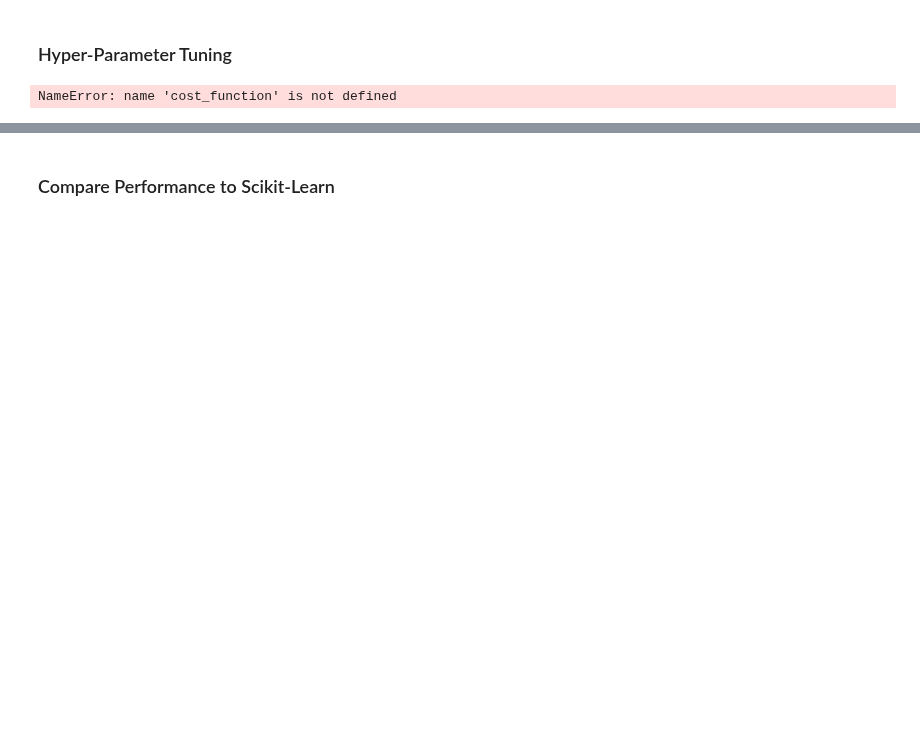
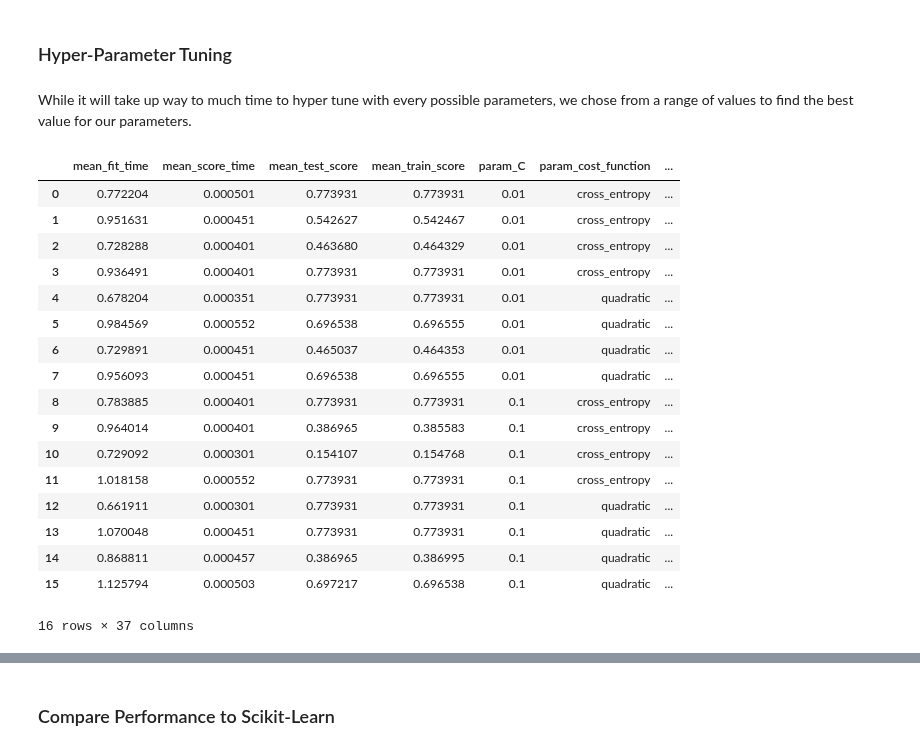
Before and after one commit to Thakugan/machine-learning-notebooks, a Jupyter notebook: 5-evaluation-and-multi-layer-perceptron/mlp-contraceptive-method.ipynb, the cells around one changed output, grey strips where cells are left out. Drawn from its saved outputs; the diff is of its cells as text; code cells hidden in the pictures; blank space fills up the shorter version.

```diff
--- a/5-evaluation-and-multi-layer-perceptron/mlp-contraceptive-method.ipynb
+++ b/5-evaluation-and-multi-layer-perceptron/mlp-contraceptive-method.ipynb
@@ -714,22 +714,42 @@ plt.ylim([min(per_fold_eval_criteria)-0.01,max(per_fold_eval_criteria)])
 # %% [markdown]
 ### Hyper-Parameter Tuning
+# %% [markdown]
+While it will take up way to much time to hyper tune with every possible parameters, we chose from a range of values to find the best value for our parameters.
 # %%
 from sklearn.model_selection import GridSearchCV
 from sklearn.pipeline import make_pipeline
 
 params = {
-    'cost_function':('cross_entropy', 'quadratic'),
+    'cost_function':('cross_entropy','quadratic'),
     'nonlinearity_function':('linear', 'sigmoid'),
     'n_hidden': [50],
-    'C': [0.1],
+    'C': [0.01,0.1],
     'epochs': [200],
-    'eta': [0.001],
+    'eta': [0.001, 0.01],
     'random_state': [1]
 }
 mlp = CustomTLP()
 my_scorer = make_scorer(custom_score)
 clf = GridSearchCV(mlp, params, scoring=my_scorer, cv=cv)
 clf.fit(X, y)
+#put it in a df for formating
 pd.DataFrame(clf.cv_results_)
 # %% [output]
+|  | mean_fit_time | mean_score_time | mean_test_score | mean_train_score | param_C | param_cost_function | ... |
+| 0 | 0.772204 | 0.000501 | 0.773931 | 0.773931 | 0.01 | cross_entropy | ... |
+| 1 | 0.951631 | 0.000451 | 0.542627 | 0.542467 | 0.01 | cross_entropy | ... |
+| 2 | 0.728288 | 0.000401 | 0.463680 | 0.464329 | 0.01 | cross_entropy | ... |
+| 3 | 0.936491 | 0.000401 | 0.773931 | 0.773931 | 0.01 | cross_entropy | ... |
+| 4 | 0.678204 | 0.000351 | 0.773931 | 0.773931 | 0.01 | quadratic | ... |
+| 5 | 0.984569 | 0.000552 | 0.696538 | 0.696555 | 0.01 | quadratic | ... |
+| 6 | 0.729891 | 0.000451 | 0.465037 | 0.464353 | 0.01 | quadratic | ... |
+| 7 | 0.956093 | 0.000451 | 0.696538 | 0.696555 | 0.01 | quadratic | ... |
+| 8 | 0.783885 | 0.000401 | 0.773931 | 0.773931 | 0.1 | cross_entropy | ... |
+| 9 | 0.964014 | 0.000401 | 0.386965 | 0.385583 | 0.1 | cross_entropy | ... |
+| 10 | 0.729092 | 0.000301 | 0.154107 | 0.154768 | 0.1 | cross_entropy | ... |
+| 11 | 1.018158 | 0.000552 | 0.773931 | 0.773931 | 0.1 | cross_entropy | ... |
+| 12 | 0.661911 | 0.000301 | 0.773931 | 0.773931 | 0.1 | quadratic | ... |
+| 13 | 1.070048 | 0.000451 | 0.773931 | 0.773931 | 0.1 | quadratic | ... |
+| 14 | 0.868811 | 0.000457 | 0.386965 | 0.386995 | 0.1 | quadratic | ... |
+| 15 | 1.125794 | 0.000503 | 0.697217 | 0.696538 | 0.1 | quadratic | ... |
-NameError: name 'cost_function' is not defined
+16 rows × 37 columns
```
Also changed, not shown: parts of 27 cells of this notebook.
